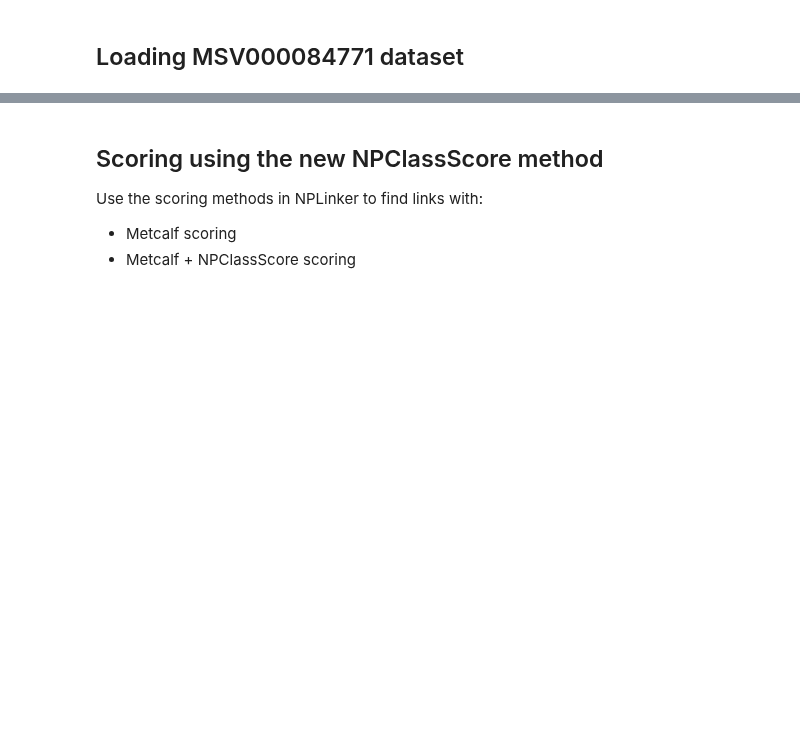
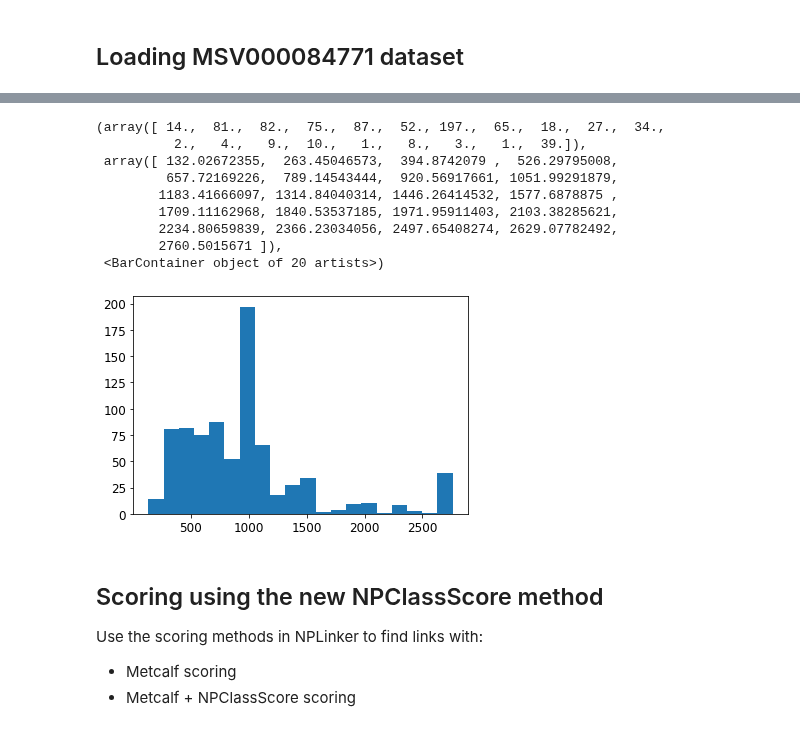
Before and after one commit to NPLinker/nplinker, a Jupyter notebook: notebooks/npclassscore_linking/analysis-MSV000084771.ipynb, the cells around one changed output, grey strips where cells are left out. Drawn from its saved outputs; the diff is of its cells as text; code cells hidden in the pictures; blank space fills up the shorter version.

```diff
--- a/notebooks/npclassscore_linking/analysis-MSV000084771.ipynb
+++ b/notebooks/npclassscore_linking/analysis-MSV000084771.ipynb
@@ -82,3 +127,18 @@ print('Molecular Families:', len(npl.molfams)) # contains MolecularFamily object
+# %%
+parent_masses_no_pred = [spec.parent_mz for spec in spectra_in_dataset_no_class]
+# %%
+plt.hist(parent_masses_no_pred, bins=20)
+# %% [output]
+(array([ 14.,  81.,  82.,  75.,  87.,  52., 197.,  65.,  18.,  27.,  34.,
+          2.,   4.,   9.,  10.,   1.,   8.,   3.,   1.,  39.]),
+ array([ 132.02672355,  263.45046573,  394.8742079 ,  526.29795008,
+         657.72169226,  789.14543444,  920.56917661, 1051.99291879,
+        1183.41666097, 1314.84040314, 1446.26414532, 1577.6878875 ,
+        1709.11162968, 1840.53537185, 1971.95911403, 2103.38285621,
+        2234.80659839, 2366.23034056, 2497.65408274, 2629.07782492,
+        2760.5015671 ]),
+ <BarContainer object of 20 artists>)
+[figure, added]
 # %% [markdown]
 ## Scoring using the new NPClassScore method
 Use the scoring methods in NPLinker to find links with:
```
Also changed, not shown: parts of 19 cells of this notebook, 2 other files.
